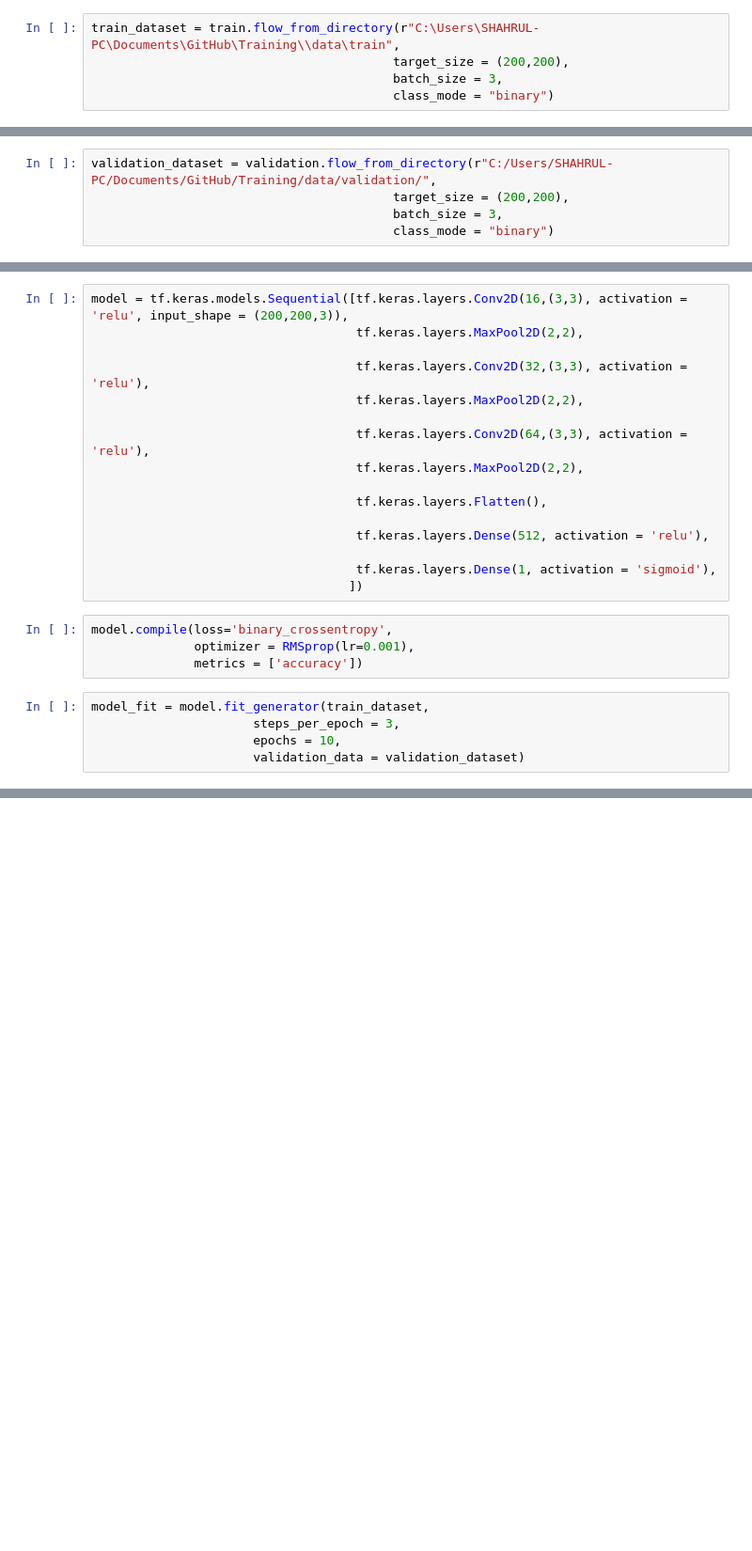
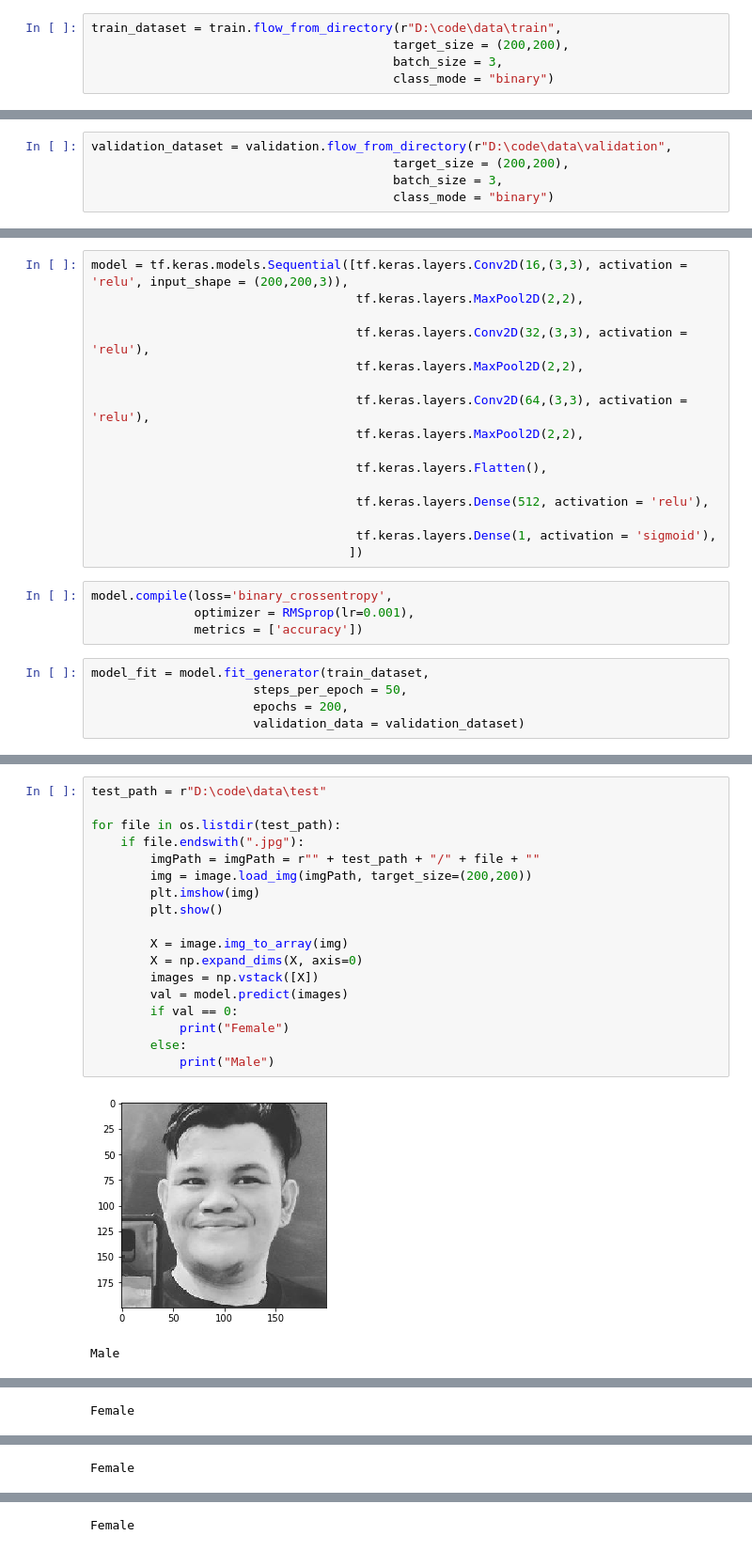
Before and after one commit to Syahrol13/Training, a Jupyter notebook: training model.ipynb, the cells around one changed output, grey strips where cells are left out. Shown at 94% size. Drawn from its saved outputs; the diff is of its cells as text; blank space fills up the shorter version.

```diff
--- a/training model.ipynb
+++ b/training model.ipynb
@@ -10,14 +11,14 @@ from tensorflow.keras.optimizers import RMSprop
 train = ImageDataGenerator(rescale = 1/255)
 validation = ImageDataGenerator(rescale = 1/255)
 # %%
-train_dataset = train.flow_from_directory(r"C:\Users\SHAHRUL-PC\Documents\GitHub\Training\\data\train",
+train_dataset = train.flow_from_directory(r"D:\code\data\train",
                                          target_size = (200,200),
                                          batch_size = 3,
                                          class_mode = "binary")
 # %% [output]
 Found 274 images belonging to 2 classes.
 # %%
-validation_dataset = validation.flow_from_directory(r"C:/Users/SHAHRUL-PC/Documents/GitHub/Training/data/validation/",
+validation_dataset = validation.flow_from_directory(r"D:\code\data\validation",
                                          target_size = (200,200),
                                          batch_size = 3,
                                          class_mode = "binary")
@@ -65,7 +50,7 @@ model.compile(loss='binary_crossentropy',
               metrics = ['accuracy'])
 # %%
 model_fit = model.fit_generator(train_dataset,
-                      steps_per_epoch = 3,
-                      epochs = 10,
+                      steps_per_epoch = 50,
+                      epochs = 200,
                       validation_data = validation_dataset)
 # %% [output]
@@ -91,0 +74,21 @@ Epoch 10/10
+# %%
+test_path = r"D:\code\data\test"
+
+for file in os.listdir(test_path):
+    if file.endswith(".jpg"):
+        imgPath = imgPath = r"" + test_path + "/" + file + ""
+        img = image.load_img(imgPath, target_size=(200,200))
+        plt.imshow(img)
+        plt.show()
+
+        X = image.img_to_array(img)
+        X = np.expand_dims(X, axis=0)
+        images = np.vstack([X])
+        val = model.predict(images)
+        if val == 0:
+            print("Female")
+        else:
+            print("Male")
+# %% [output]
+[figure, added]
+Male
@@ -91,0 +96 @@ Epoch 10/10
+Female
@@ -91,0 +98 @@ Epoch 10/10
+Female
@@ -91,0 +100 @@ Epoch 10/10
+Female
```
Also changed, not shown: parts of 4 cells of this notebook.
